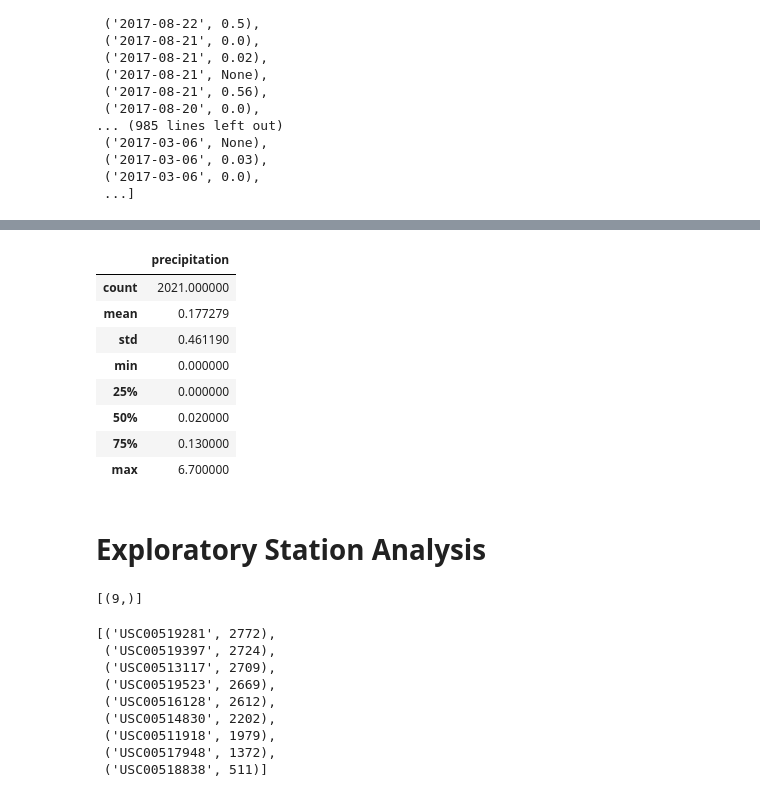
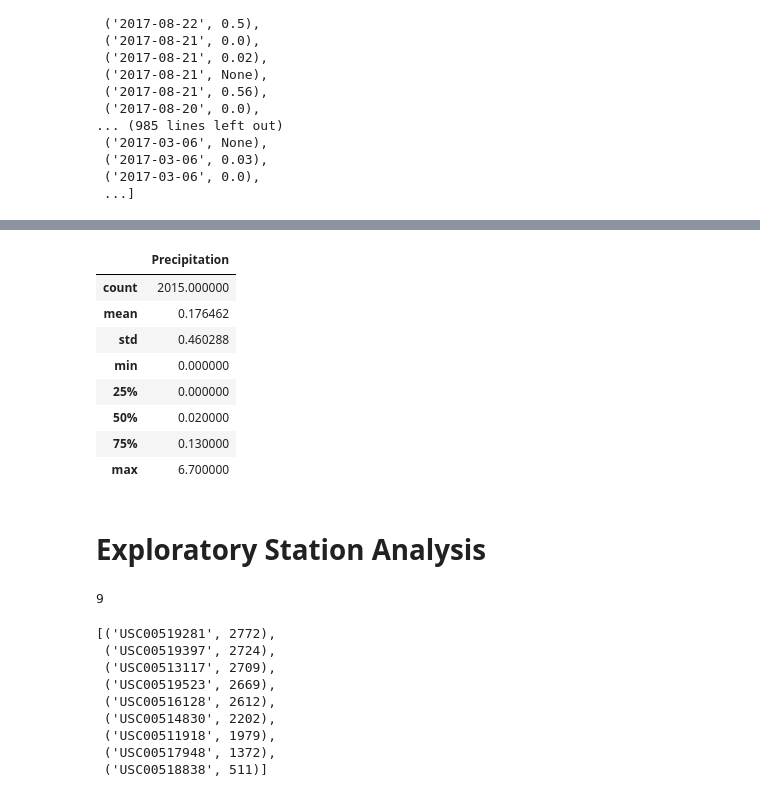
Before and after one commit to taywiljoe/SQLAlchemy-challenge, a Jupyter notebook: climate_starter.ipynb, the cells around one changed output, grey strips where cells are left out. Drawn from its saved outputs; the diff is of its cells as text; code cells hidden in the pictures.

```diff
--- a/climate_starter.ipynb
+++ b/climate_starter.ipynb
@@ -74,18 +78,8 @@ year_prcp
 # %%
-# Design a query to retrieve the last 12 months of precipitation data and plot the results.
-# Starting from the most recent data point in the database.
-
-# Calculate the date one year from the last date in data set.
-
-
 # Perform a query to retrieve the data and precipitation scores
-
-
 # Save the query results as a Pandas DataFrame. Explicitly set the column names
-
-
 # Sort the dataframe by date
-
-
-# Use Pandas Plotting with Matplotlib to plot the data
+query_df = pd.DataFrame(year_prcp, columns=['Date','Precipitation'])
+query_df.set_index('Date', inplace=True)
+query_df.head()
 # %% [output]
@@ -94,10 +101,11 @@ Text(0, 0.5, 'Inches')
 # %%
 # Use Pandas to calculate the summary statistics for the precipitation data
+query_df.describe()
 # %% [output]
-|  | precipitation |
-| count | 2021.000000 |
-| mean | 0.177279 |
-| std | 0.461190 |
+|  | Precipitation |
+| count | 2015.000000 |
+| mean | 0.176462 |
+| std | 0.460288 |
 | min | 0.000000 |
 | 25% | 0.000000 |
 | 50% | 0.020000 |
@@ -107,8 +115,9 @@ Text(0, 0.5, 'Inches')
 # Exploratory Station Analysis
 # %%
 # Design a query to calculate the total number of stations in the dataset
+session.query(Measurement.station).group_by(Measurement.station).count()
 # %% [output]
-[(9,)]
+9
 # %%
 # Design a query to find the most active stations (i.e. which stations have the most rows?)
 # List the stations and their counts in descending order.
```
Also changed, not shown: parts of 8 cells of this notebook, 1 other file.
